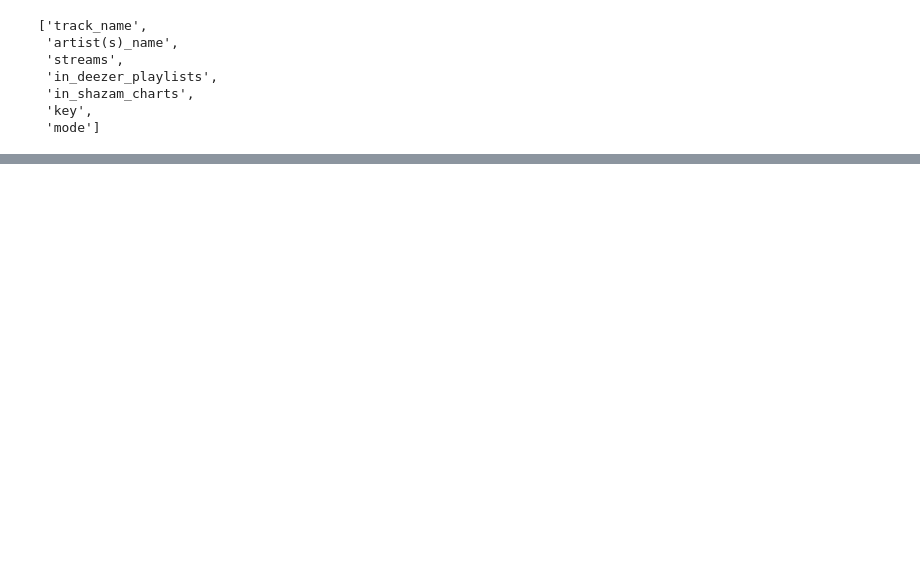
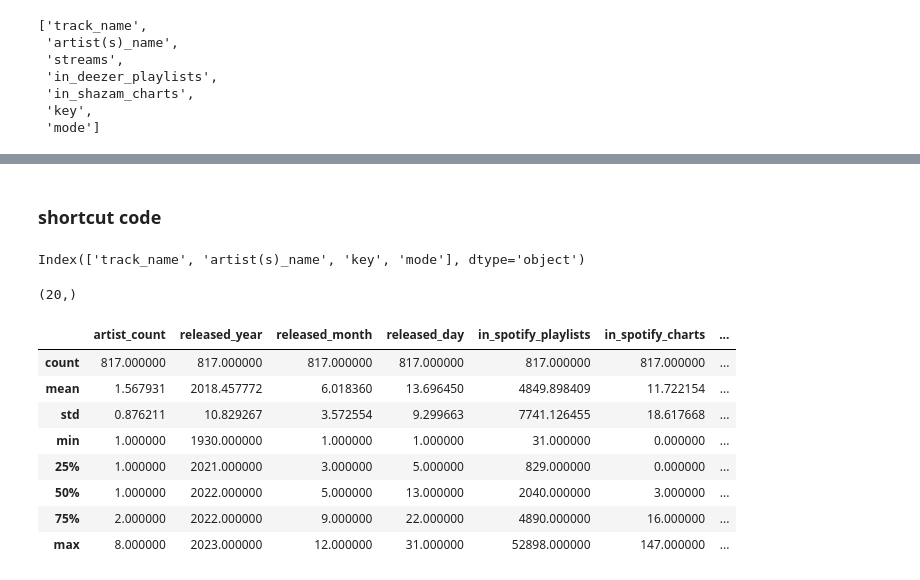
Before and after one commit to shivam188132/MY_machine_learning, a Jupyter notebook: binning and binarization spotify dataset.ipynb, the cells around one changed output, grey strips where cells are left out. Drawn from its saved outputs; the diff is of its cells as text; code cells hidden in the pictures; blank space fills up the shorter version.

```diff
--- a/binning and binarization spotify dataset.ipynb
+++ b/binning and binarization spotify dataset.ipynb
@@ -202,3 +220,12 @@ non_numeric_col
  'in_shazam_charts',
  'key',
  'mode']
+# %%
+for x in non_numeric_col:
+    if x in ['track_name', 'artist(s)_name', 'key', 'mode']:
+        pass
+    else:
+     df[x] = pd.to_numeric(df[x], errors='coerce')
+# %%
+df['in_deezer_playlists'] = pd.to_numeric(df['in_deezer_playlists'], errors='coerce')
+df['in_deezer_playlists']
@@ -204,0 +245,29 @@ non_numeric_col
+# %% [markdown]
+### shortcut code
+# %%
+non_numeric_col = df.select_dtypes(include=['object']).columns
+print(non_numeric_col)
+
+for x in non_numeric_col:
+    if x in ['track_name', 'artist(s)_name', 'key', 'mode']:
+        pass
+    else:
+        df[x] = pd.to_numeric(df[x], errors='coerce')
+# %% [output]
+Index(['track_name', 'artist(s)_name', 'key', 'mode'], dtype='object')
+# %%
+df.describe().columns.shape
+# %% [output]
+(20,)
+# %%
+df.describe()
+# %% [output]
+|  | artist_count | released_year | released_month | released_day | in_spotify_playlists | in_spotify_charts | ... |
+| count | 817.000000 | 817.000000 | 817.000000 | 817.000000 | 817.000000 | 817.000000 | ... |
+| mean | 1.567931 | 2018.457772 | 6.018360 | 13.696450 | 4849.898409 | 11.722154 | ... |
+| std | 0.876211 | 10.829267 | 3.572554 | 9.299663 | 7741.126455 | 18.617668 | ... |
+| min | 1.000000 | 1930.000000 | 1.000000 | 1.000000 | 31.000000 | 0.000000 | ... |
+| 25% | 1.000000 | 2021.000000 | 3.000000 | 5.000000 | 829.000000 | 0.000000 | ... |
+| 50% | 1.000000 | 2022.000000 | 5.000000 | 13.000000 | 2040.000000 | 3.000000 | ... |
+| 75% | 2.000000 | 2022.000000 | 9.000000 | 22.000000 | 4890.000000 | 16.000000 | ... |
+| max | 8.000000 | 2023.000000 | 12.000000 | 31.000000 | 52898.000000 | 147.000000 | ... |
```
Also changed, not shown: parts of 14 cells of this notebook.
